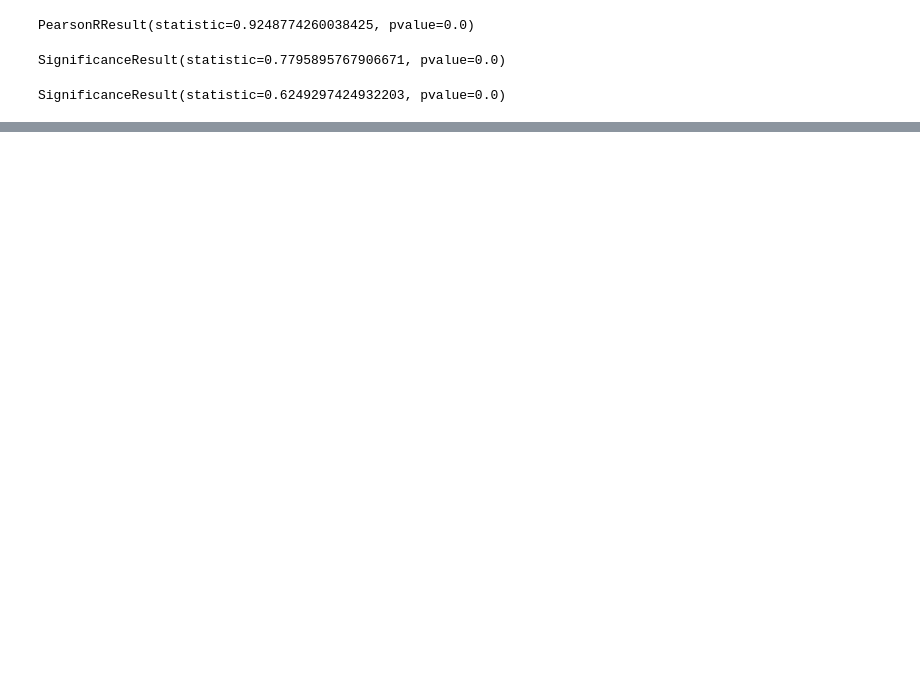
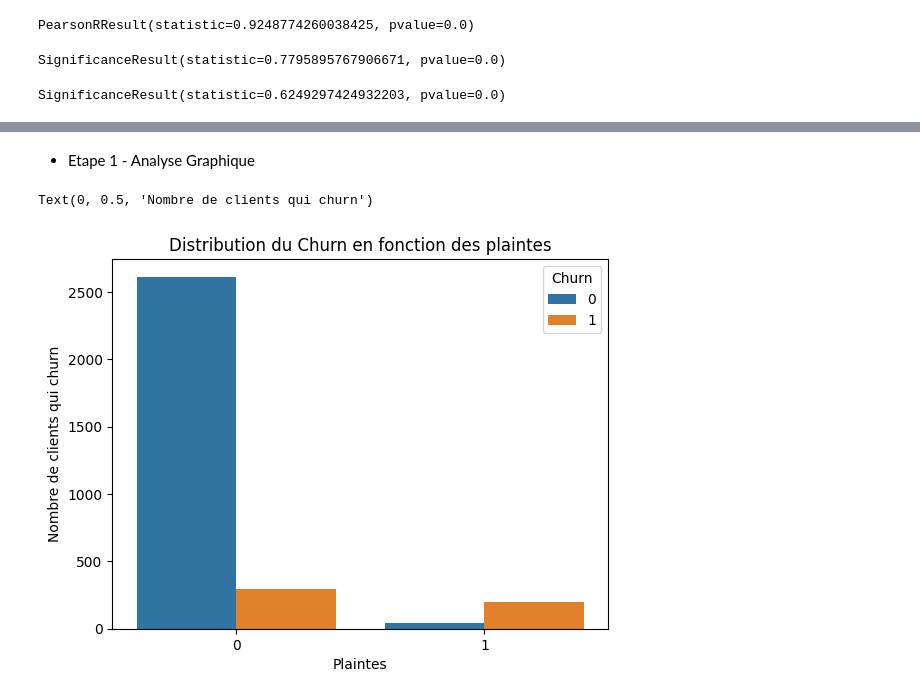
Before and after one commit to MenakoD/TestStat_Python, a Jupyter notebook: MasterClass.ipynb, the cells around one changed output, grey strips where cells are left out. Cells and saved outputs as stored; diff of their text form; code cells hidden in the pictures; blank space fills up the shorter version.

```diff
--- a/MasterClass.ipynb
+++ b/MasterClass.ipynb
@@ -175,0 +291,12 @@ SignificanceResult(statistic=0.6249297424932203, pvalue=0.0)
+# %% [markdown]
+- Etape 1 - Analyse Graphique
+# %%
+# avec Seaborn et l'option hue permet d'analyser la var Plaintes en fonction du churn
+import seaborn as sns
+sns.countplot(data = df, x = "Plaintes", hue = "Churn")
+plt.title("Distribution du Churn en fonction des plaintes")
+plt.xlabel("Plaintes")
+plt.ylabel("Nombre de clients qui churn")
+# %% [output]
+Text(0, 0.5, 'Nombre de clients qui churn')
+[figure, added]
```
Also changed, not shown: parts of 65 cells of this notebook.
